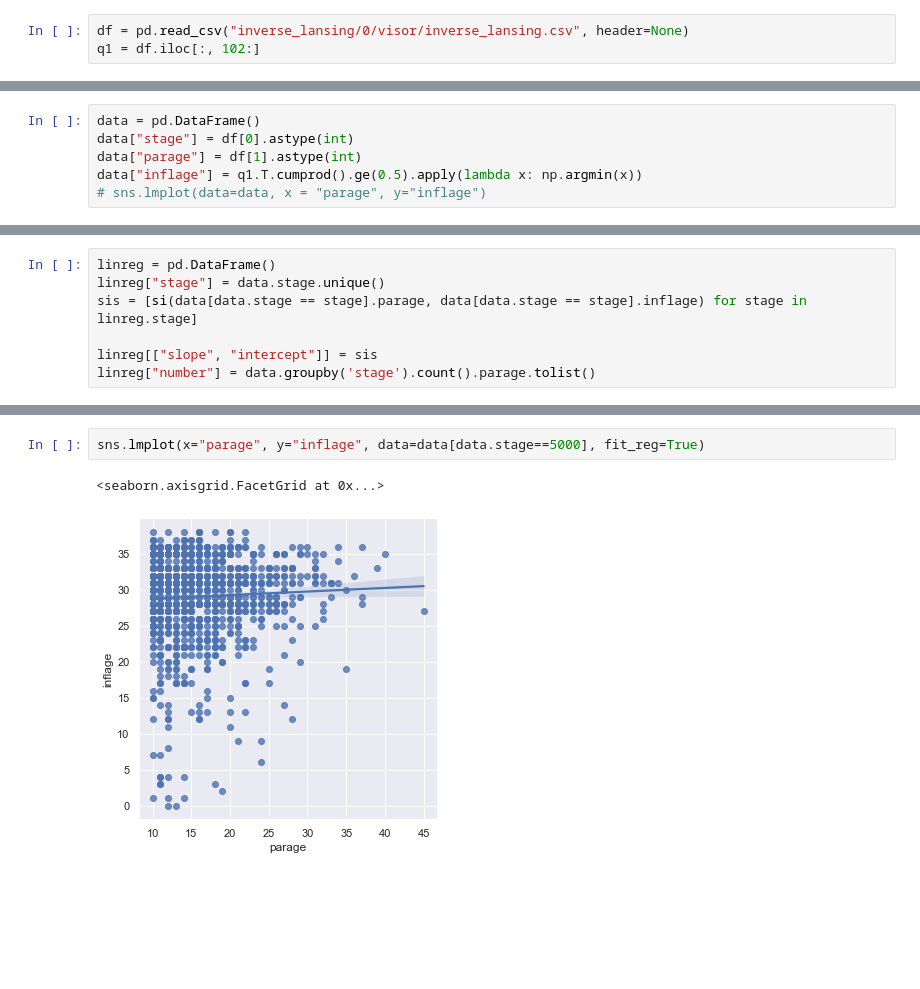
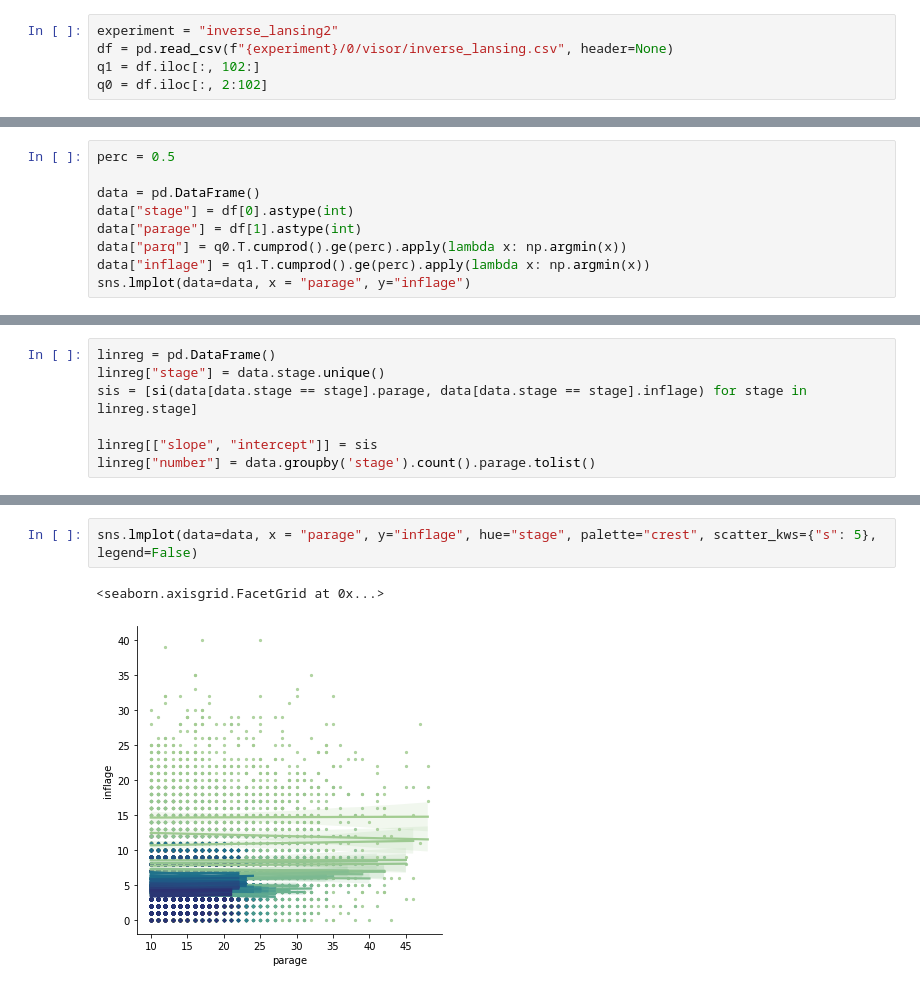
Before and after one commit to valenzano-lab/aegis, a Jupyter notebook: ipynb/inverse_lansing.ipynb, the cells around one changed output, grey strips where cells are left out. Drawn from its saved outputs; the diff is of its cells as text; blank space fills up the shorter version.

```diff
--- a/ipynb/inverse_lansing.ipynb
+++ b/ipynb/inverse_lansing.ipynb
@@ -5,3 +6,5 @@ import matplotlib.pyplot as plt
 # %%
-df = pd.read_csv("inverse_lansing/0/visor/inverse_lansing.csv", header=None)
+experiment = "inverse_lansing2"
+df = pd.read_csv(f"{experiment}/0/visor/inverse_lansing.csv", header=None)
 q1 = df.iloc[:, 102:]
+q0 = df.iloc[:, 2:102]
@@ -39,6 +21,9 @@ q1
 # %%
+perc = 0.5
+
 data = pd.DataFrame()
 data["stage"] = df[0].astype(int)
 data["parage"] = df[1].astype(int)
-data["inflage"] = q1.T.cumprod().ge(0.5).apply(lambda x: np.argmin(x))
-# sns.lmplot(data=data, x = "parage", y="inflage")
+data["parq"] = q0.T.cumprod().ge(perc).apply(lambda x: np.argmin(x))
+data["inflage"] = q1.T.cumprod().ge(perc).apply(lambda x: np.argmin(x))
+sns.lmplot(data=data, x = "parage", y="inflage")
@@ -103,5 +107,5 @@ sns.lmplot(linreg, x="number", y="intercept")
 # %%
-sns.lmplot(x="parage", y="inflage", data=data[data.stage==5000], fit_reg=True)
+sns.lmplot(data=data, x = "parage", y="inflage", hue="stage", palette="crest", scatter_kws={"s": 5}, legend=False)
 # %% [output]
 <seaborn.axisgrid.FacetGrid at 0x...>
-[figure, old version]
+[figure, new version]
```
Also changed, not shown: parts of 26 cells of this notebook, 1 other file.
